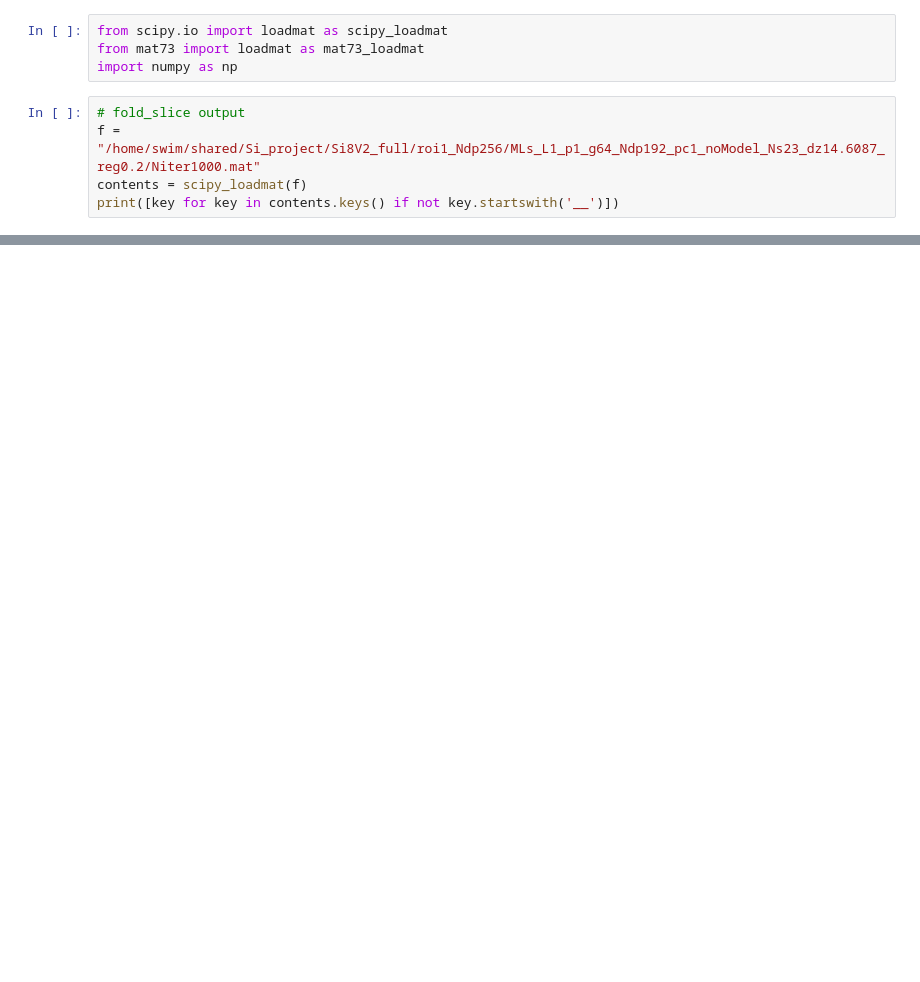
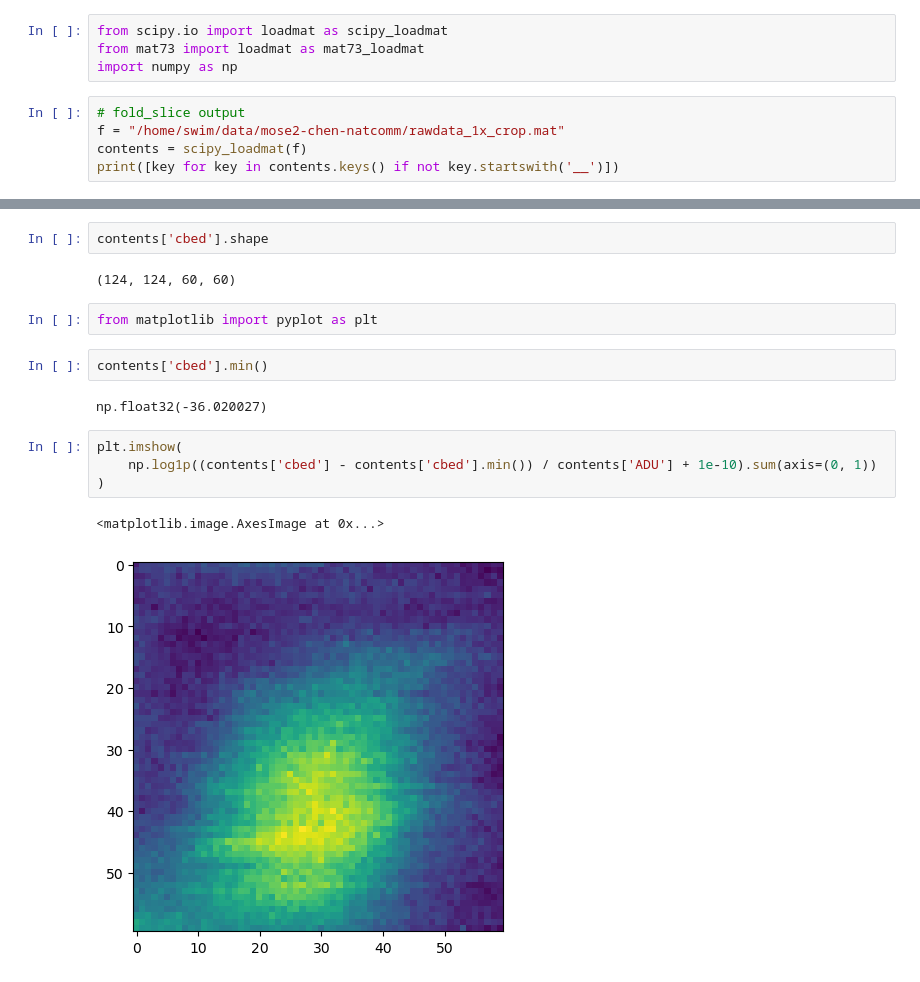
Before and after one commit to c-sooyoung/lemon-sandbox, a Jupyter notebook: mat-preview/260816.ipynb, the cells around one changed output, grey strips where cells are left out. Cells and saved outputs as stored; diff of their text form; blank space fills up the shorter version.

```diff
--- a/mat-preview/260816.ipynb
+++ b/mat-preview/260816.ipynb
@@ -4,7 +4,7 @@ from mat73 import loadmat as mat73_loadmat
 import numpy as np
 # %%
 # fold_slice output
-f = "/home/swim/shared/Si_project/Si8V2_full/roi1_Ndp256/MLs_L1_p1_g64_Ndp192_pc1_noModel_Ns23_dz14.6087_reg0.2/Niter1000.mat"
+f = "/home/swim/data/mose2-chen-natcomm/rawdata_1x_crop.mat"
 contents = scipy_loadmat(f)
 print([key for key in contents.keys() if not key.startswith('__')])
 # %% [output]
@@ -31,0 +35,17 @@ mappingproxy({'reconstruct_ind': (dtype('O'), 0),
+# %%
+contents['cbed'].shape
+# %% [output]
+(124, 124, 60, 60)
+# %%
+from matplotlib import pyplot as plt
+# %%
+contents['cbed'].min()
+# %% [output]
+np.float32(-36.020027)
+# %%
+plt.imshow(
+    np.log1p((contents['cbed'] - contents['cbed'].min()) / contents['ADU'] + 1e-10).sum(axis=(0, 1))
+)
+# %% [output]
+<matplotlib.image.AxesImage at 0x...>
+[figure, added]
```
Also changed, not shown: parts of 3 cells of this notebook, 1 other file.
